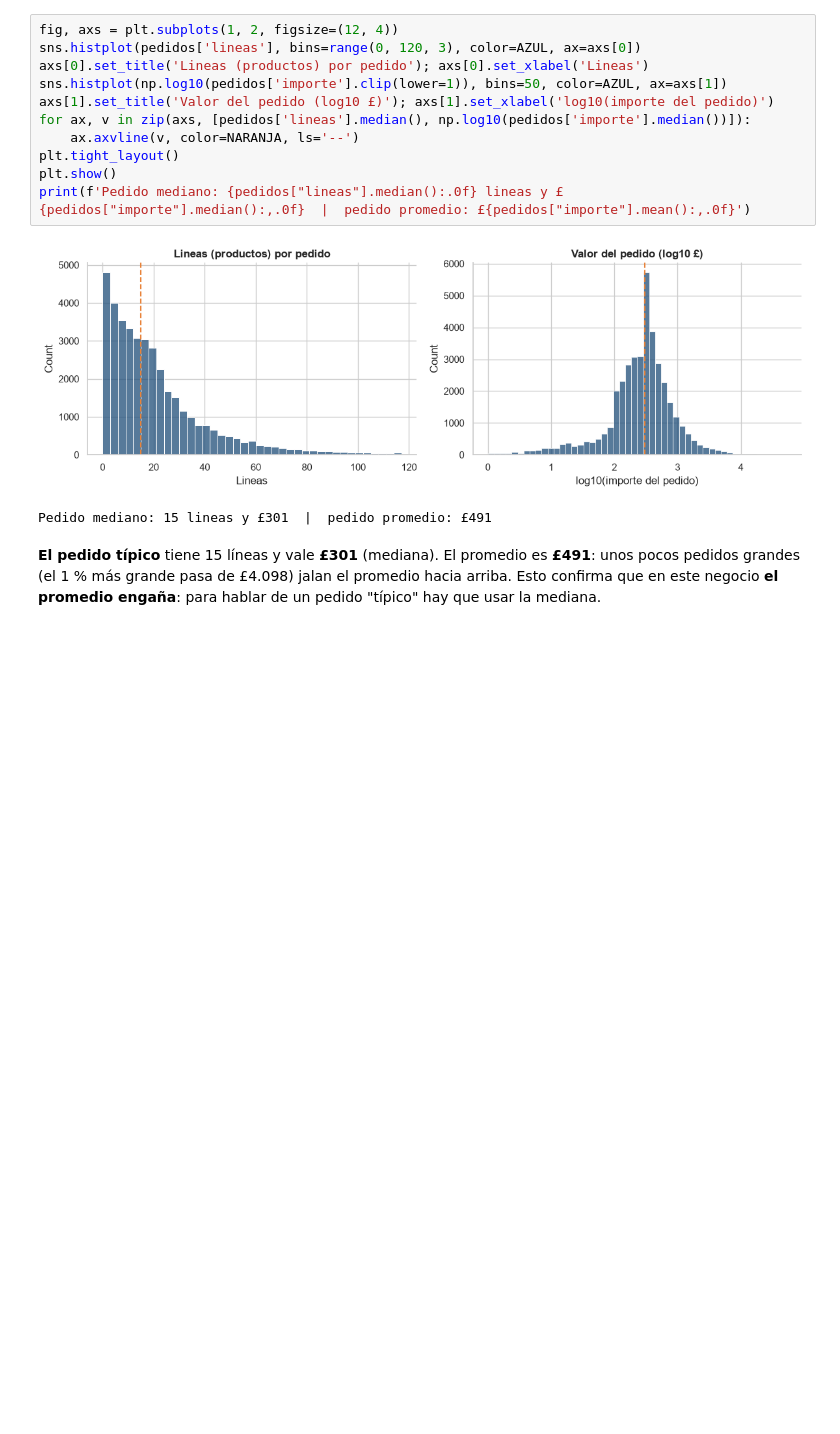
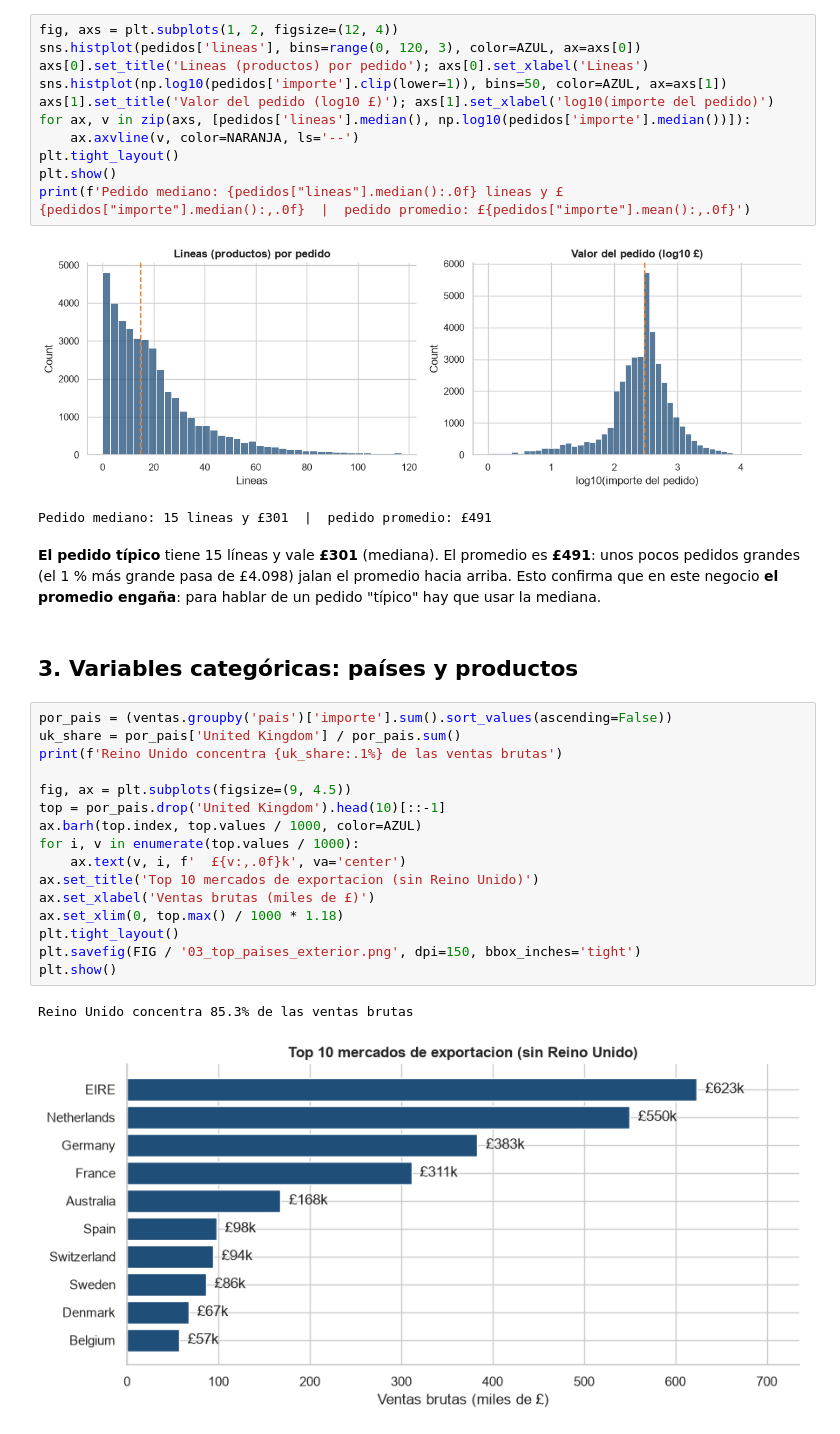
Before and after one commit to Xantyagoh/grupo3-bi-ecommerce, a Jupyter notebook: notebooks/03_eda.ipynb, the cells around one changed output. Drawn from its saved outputs; the diff is of its cells as text; blank space fills up the shorter version.

Commit message:
fase2: eda univariado categorico y temporal (paises, productos, estacionalidad, dia y hora)

```diff
--- a/notebooks/03_eda.ipynb
+++ b/notebooks/03_eda.ipynb
@@ -109,3 +109,24 @@ print(f'Pedido mediano: {pedidos["lineas"].median():.0f} lineas y £{pedidos["im
 Pedido mediano: 15 lineas y £301  |  pedido promedio: £491
 # %% [markdown]
 **El pedido típico** tiene 15 líneas y vale **£301** (mediana). El promedio es **£491**: unos pocos pedidos grandes (el 1 % más grande pasa de £4.098) jalan el promedio hacia arriba. Esto confirma que en este negocio **el promedio engaña**: para hablar de un pedido "típico" hay que usar la mediana.
+# %% [markdown]
+## 3. Variables categóricas: países y productos
+# %%
+por_pais = (ventas.groupby('pais')['importe'].sum().sort_values(ascending=False))
+uk_share = por_pais['United Kingdom'] / por_pais.sum()
+print(f'Reino Unido concentra {uk_share:.1%} de las ventas brutas')
+
+fig, ax = plt.subplots(figsize=(9, 4.5))
+top = por_pais.drop('United Kingdom').head(10)[::-1]
+ax.barh(top.index, top.values / 1000, color=AZUL)
+for i, v in enumerate(top.values / 1000):
+    ax.text(v, i, f'  £{v:,.0f}k', va='center')
+ax.set_title('Top 10 mercados de exportacion (sin Reino Unido)')
+ax.set_xlabel('Ventas brutas (miles de £)')
+ax.set_xlim(0, top.max() / 1000 * 1.18)
+plt.tight_layout()
+plt.savefig(FIG / '03_top_paises_exterior.png', dpi=150, bbox_inches='tight')
+plt.show()
+# %% [output]
+Reino Unido concentra 85.3% de las ventas brutas
+[figure, added]
```
Also changed, not shown: parts of 7 cells of this notebook, 4 other files.
